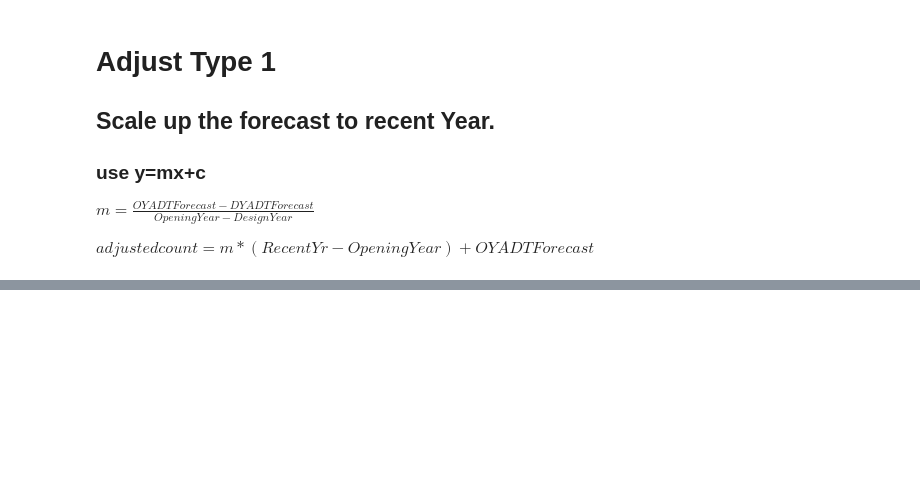
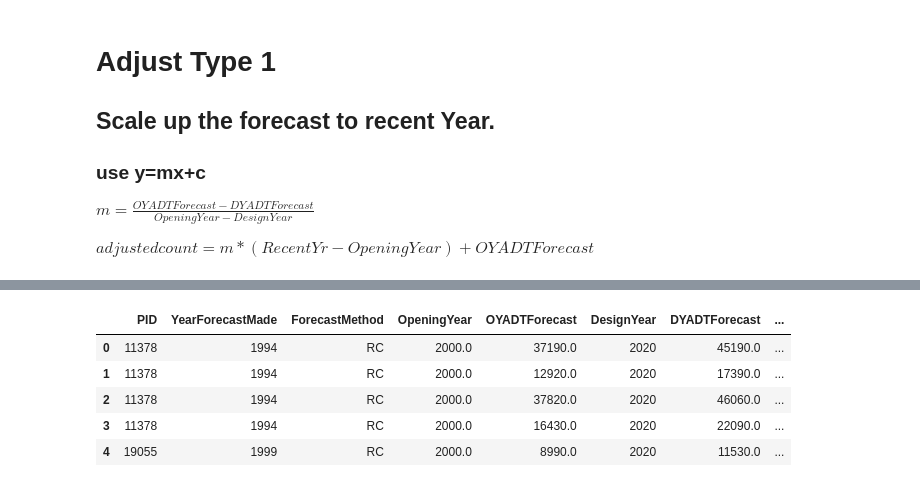
Before and after one commit to jawadmhoque/accuracy-assessment, a Jupyter notebook: Ohio Dataset Cleanup.ipynb, the cells around one changed output, grey strips where cells are left out. Saved outputs shown, nothing was run; the diff lists cells and outputs as text; code cells hidden in the pictures; blank space fills up the shorter version.

```diff
--- a/Ohio Dataset Cleanup.ipynb
+++ b/Ohio Dataset Cleanup.ipynb
@@ -185,0 +208,9 @@ TypeError: ufunc 'subtract' did not contain a loop with signature matching types
+# %%
+ohio_scaletype12.head()
+# %% [output]
+|  | PID | YearForecastMade | ForecastMethod | OpeningYear | OYADTForecast | DesignYear | DYADTForecast | ... |
+| 0 | 11378 | 1994 | RC | 2000.0 | 37190.0 | 2020 | 45190.0 | ... |
+| 1 | 11378 | 1994 | RC | 2000.0 | 12920.0 | 2020 | 17390.0 | ... |
+| 2 | 11378 | 1994 | RC | 2000.0 | 37820.0 | 2020 | 46060.0 | ... |
+| 3 | 11378 | 1994 | RC | 2000.0 | 16430.0 | 2020 | 22090.0 | ... |
+| 4 | 19055 | 1999 | RC | 2000.0 | 8990.0 | 2020 | 11530.0 | ... |
```
Also changed, not shown: parts of 7 cells of this notebook, 1 other file.
